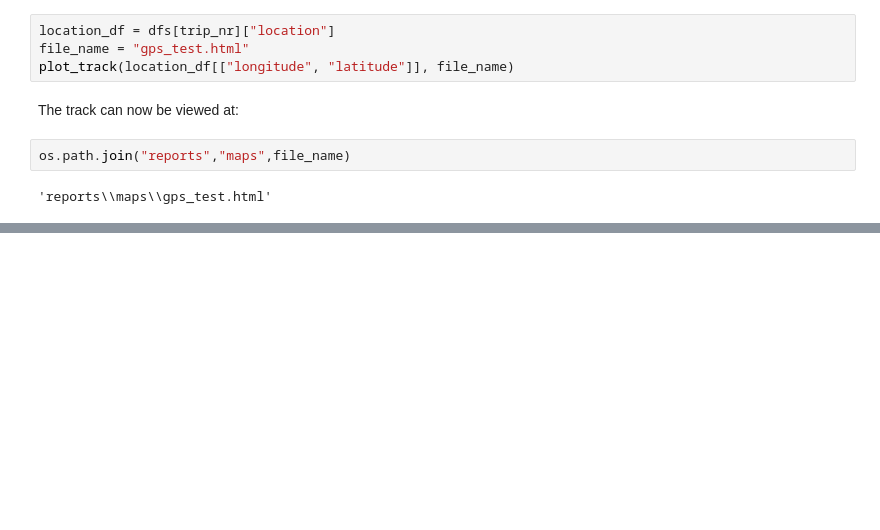
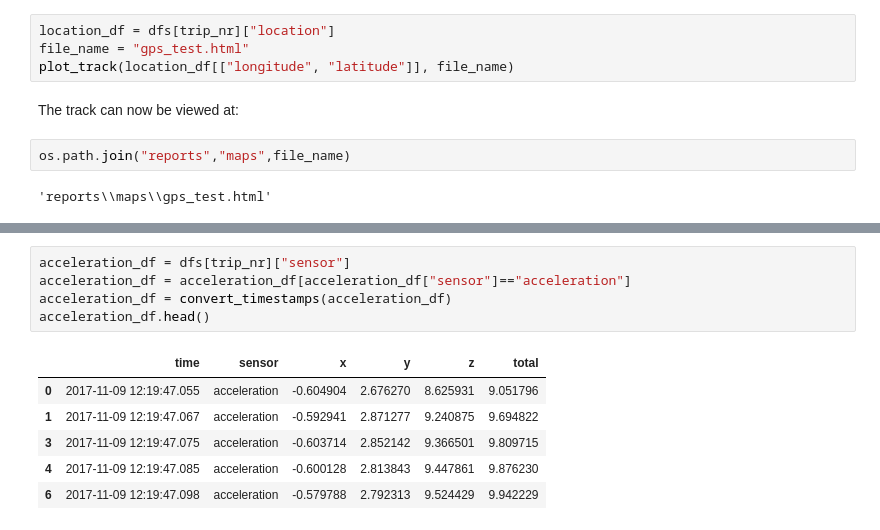
Before and after one commit to univie-datamining-team3/assignment2, a Jupyter notebook: notebooks/1.0-lm-basic-data-exploration.ipynb, the cells around one changed output, grey strips where cells are left out. Cells and saved outputs as stored; diff of their text form; blank space fills up the shorter version.

```diff
--- a/notebooks/1.0-lm-basic-data-exploration.ipynb
+++ b/notebooks/1.0-lm-basic-data-exploration.ipynb
@@ -164,0 +175,12 @@ os.path.join("reports","maps",file_name)
+# %%
+acceleration_df = dfs[trip_nr]["sensor"]
+acceleration_df = acceleration_df[acceleration_df["sensor"]=="acceleration"]
+acceleration_df = convert_timestamps(acceleration_df)
+acceleration_df.head()
+# %% [output]
+|  | time | sensor | x | y | z | total |
+| 0 | 2017-11-09 12:19:47.055 | acceleration | -0.604904 | 2.676270 | 8.625931 | 9.051796 |
+| 1 | 2017-11-09 12:19:47.067 | acceleration | -0.592941 | 2.871277 | 9.240875 | 9.694822 |
+| 3 | 2017-11-09 12:19:47.075 | acceleration | -0.603714 | 2.852142 | 9.366501 | 9.809715 |
+| 4 | 2017-11-09 12:19:47.085 | acceleration | -0.600128 | 2.813843 | 9.447861 | 9.876230 |
+| 6 | 2017-11-09 12:19:47.098 | acceleration | -0.579788 | 2.792313 | 9.524429 | 9.942229 |
```
Also changed, not shown: parts of 12 cells of this notebook, 2 other files.
